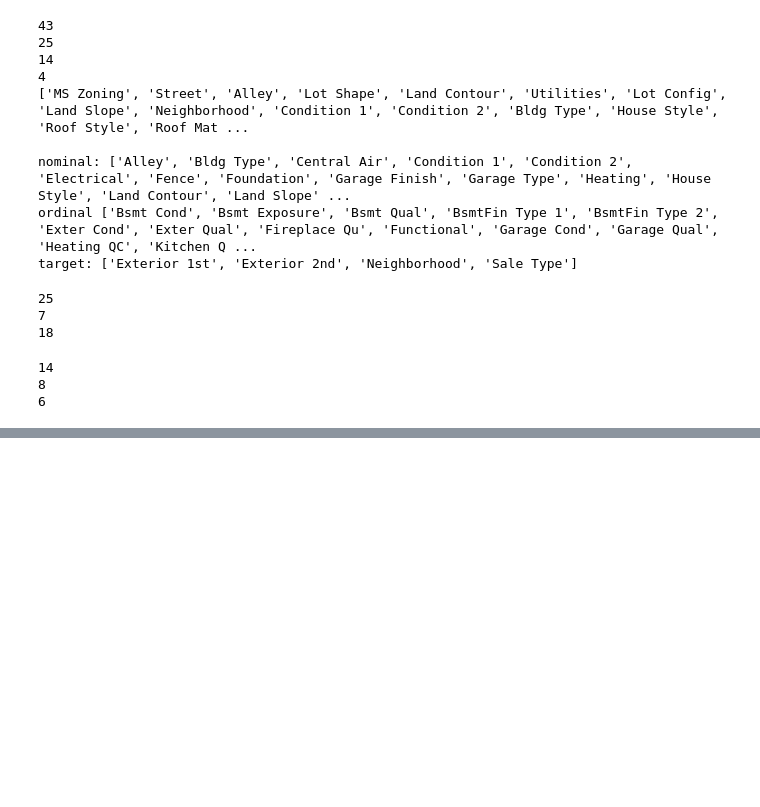
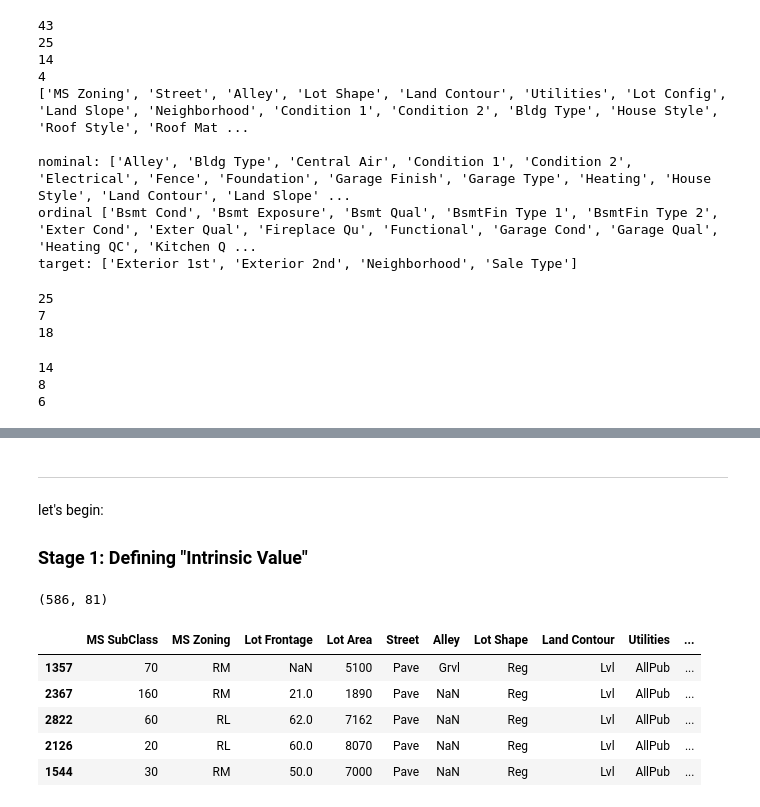
Before and after one commit to szymon-ml/Portfolio-Housing-Project, a Jupyter notebook: AmesPortfolio.ipynb, the cells around one changed output, grey strips where cells are left out. Drawn from its saved outputs; the diff is of its cells as text; code cells hidden in the pictures; blank space fills up the shorter version.

Commit message:
finalized regression modeling, exported model, begun deriving classification feature

```diff
--- a/AmesPortfolio.ipynb
+++ b/AmesPortfolio.ipynb
@@ -1380,0 +1450,16 @@ Baseline model root mean squared error 90222.37239996913
+# %%
+from sklearn.model_selection import GridSearchCV
+from sklearn.linear_model import Ridge
+
+#Ridge regression tends to perform better on such high-dimensionality datasets - we can tune alpha to avoid overfitting
+ridge = Ridge()
+param_grid = {'alpha' : [0.05, 0.1, 0.5, 1, 10, 20, 50]}
+scoring_metrics = ['neg_root_mean_squared_error', 'r2']
+
+ridge_grid_search = GridSearchCV(estimator=ridge,
+                                 param_grid=param_grid,
+                                 cv=5,
+                                 scoring=scoring_metrics,
+                                 refit='neg_root_mean_squared_error')
+
+ridge_grid_search.fit(X_train_prepared, y_train_log)
@@ -1380,0 +1607,2 @@ Baseline model root mean squared error 90222.37239996913
+# %%
+final_model_reg = xgbr_grid_search.best_estimator_
@@ -1380,0 +1611,16 @@ Baseline model root mean squared error 90222.37239996913
+# %%
+full_pipeline = Pipeline(steps=[
+    ('feature_transformer', feature_transformer),
+    ('preprocessor', preprocessor),
+    ('regressor', final_model_reg)
+])
+# %%
+#the model's score on our instances of the split:
+y_pred_log_pipe_test = full_pipeline.predict(X_test)
+y_pred_dollar_pipe_test = np.expm1(y_pred_log_pipe_test)
+
+final_rmse_log = sqrt(mean_squared_error(y_test_log, y_pred_log_pipe_test))
+print('Final Model Dollar-Amount RMSE:',final_rmse_log)
+
+final_rmse = sqrt(mean_squared_error(y_test, y_pred_dollar_pipe_test))
+print(f"Final Model Dollar-Amount RMSE: ${final_rmse:,.2f}")
@@ -1380,0 +1691,23 @@ Baseline model root mean squared error 90222.37239996913
+# %% [markdown]
+-------
+# %% [markdown]
+let's begin:
+
+### Stage 1: Defining "Intrinsic Value"
+# %%
+#as discussed, intrinsic value will be scores predicted by the model. We need to append those to the "test" dataframe.
+
+df_class = X_test.copy()
+df_class['Market Price (test)'] = y_test
+df_class['Intrinsic Value (pred)'] = y_pred_dollar_pipe_test
+
+print(df_class.shape)
+df_class.head()
+# %% [output]
+(586, 81)
+|  | MS SubClass | MS Zoning | Lot Frontage | Lot Area | Street | Alley | Lot Shape | Land Contour | Utilities | ... |
+| 1357 | 70 | RM | NaN | 5100 | Pave | Grvl | Reg | Lvl | AllPub | ... |
+| 2367 | 160 | RM | 21.0 | 1890 | Pave | NaN | Reg | Lvl | AllPub | ... |
+| 2822 | 60 | RL | 62.0 | 7162 | Pave | NaN | Reg | Lvl | AllPub | ... |
+| 2126 | 20 | RL | 60.0 | 8070 | Pave | NaN | Reg | Lvl | AllPub | ... |
+| 1544 | 30 | RM | 50.0 | 7000 | Pave | NaN | Reg | Lvl | AllPub | ... |
```
Also changed, not shown: parts of 115 cells of this notebook, 1 other file.
